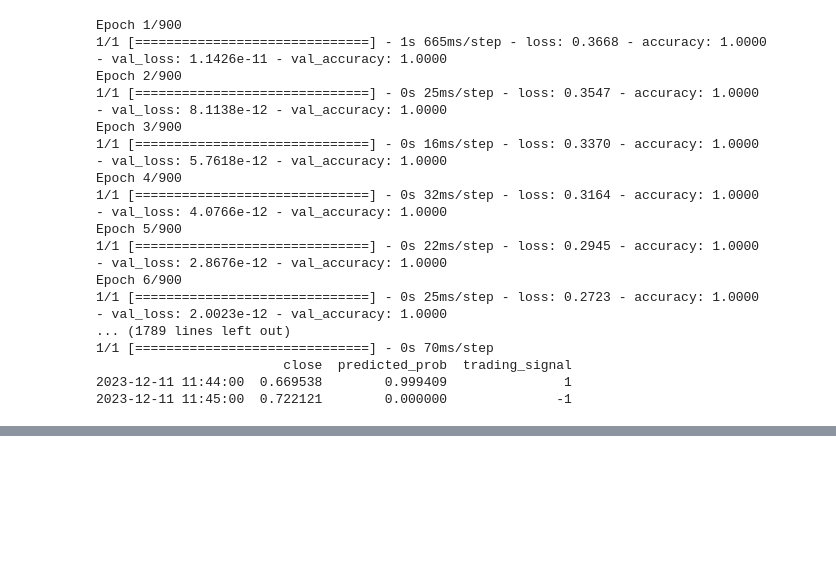
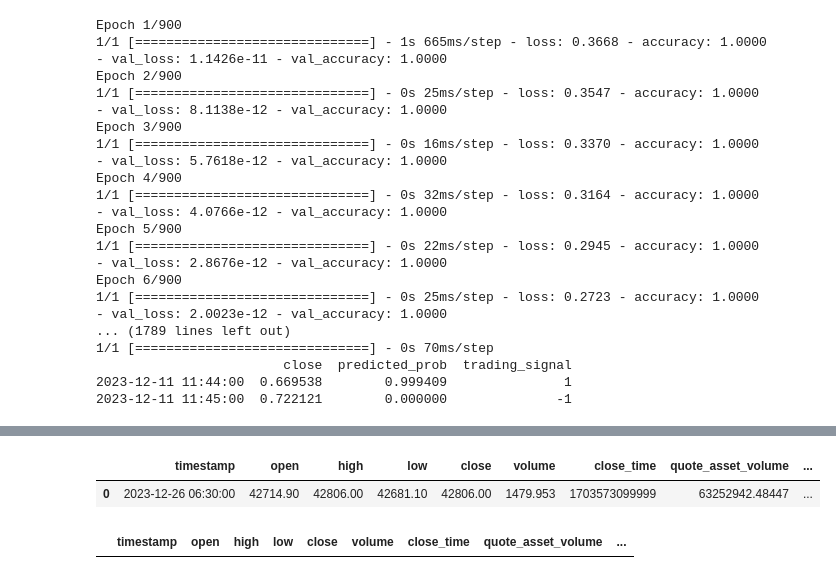
Before and after one commit to Frogleim/Trade-Bot, a Jupyter notebook: core/trade/Untitled Folder/Untitled1.ipynb, the cells around one changed output, grey strips where cells are left out. Saved outputs shown, nothing was run; the diff lists cells and outputs as text; code cells hidden in the pictures; blank space fills up the shorter version.

```diff
--- a/core/trade/Untitled Folder/Untitled1.ipynb
+++ b/core/trade/Untitled Folder/Untitled1.ipynb
@@ -230,0 +359,5 @@ Epoch 6/900
+# %%
+latest_data
+# %% [output]
+|  | timestamp | open | high | low | close | volume | close_time | quote_asset_volume | ... |
+| 0 | 2023-12-26 06:30:00 | 42714.90 | 42806.00 | 42681.10 | 42806.00 | 1479.953 | 1703573099999 | 63252942.48447 | ... |
@@ -230,0 +372,4 @@ Epoch 6/900
+# %%
+latest_data
+# %% [output]
+|  | timestamp | open | high | low | close | volume | close_time | quote_asset_volume | ... |
```
Also changed, not shown: parts of 11 cells of this notebook, 12 other files.
